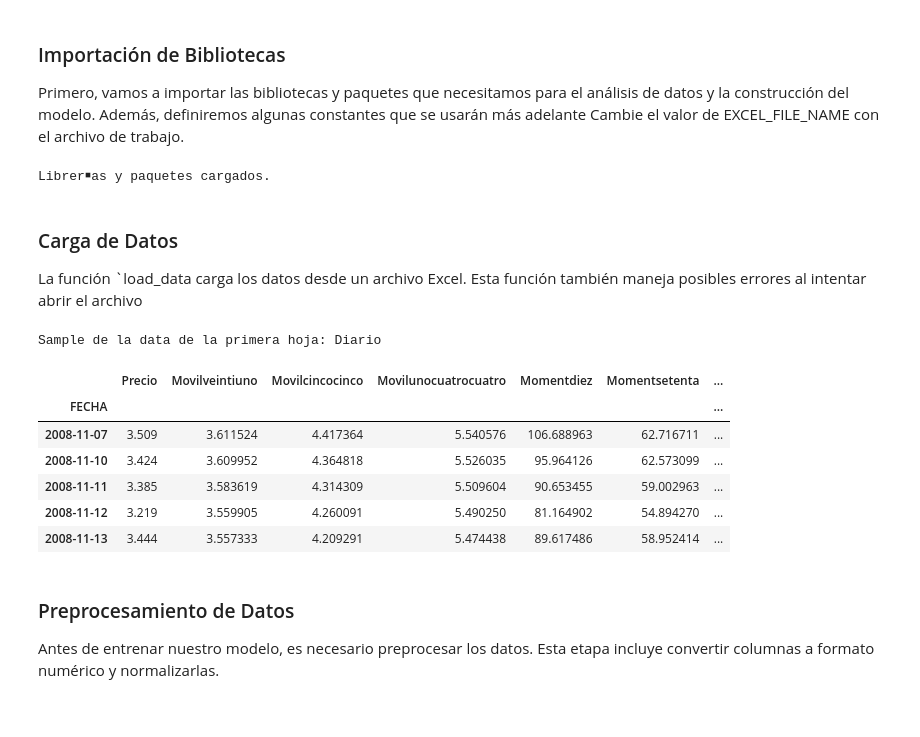
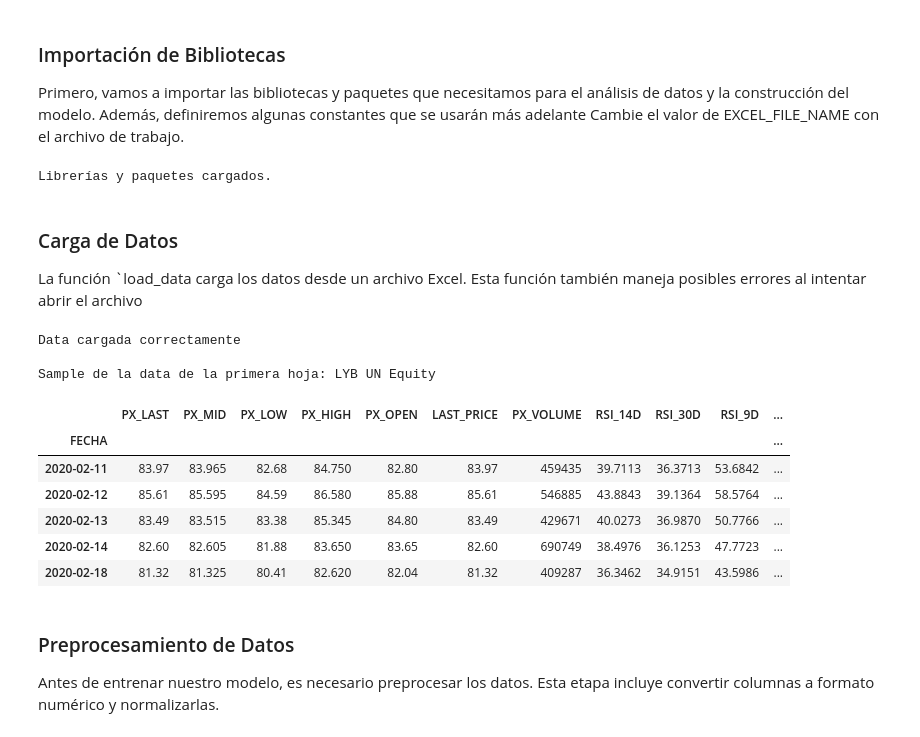
Before and after one commit to totallynotdavid/excel_analysis, a Jupyter notebook: main.ipynb, the cells around one changed output. Drawn from its saved outputs; the diff is of its cells as text; code cells hidden in the pictures.

```diff
--- a/main.ipynb
+++ b/main.ipynb
@@ -16,12 +16,14 @@ from sklearn import metrics
 from sklearn import svm, model_selection
 
 # Constantes
-EXCEL_FILE_NAME = 'Base2.xlsx'
+EXCEL_FILE_NAME = 'Hoja_1.xlsx'
 COLUMN_NAMES = {
-    "price": "Precio",
-    "features": ['Movilveintiuno', 'Movilcincocinco', 'Movilunocuatrocuatro', 'Momentdiez', 'Momentsetenta', 'Momenttrescerocero'],
-    "detail": 'Detalle',
+    "price": "PX_LAST",
+    "features": ['PX_MID', 'PX_LOW', 'PX_HIGH', 'PX_OPEN', 'RSI_14D', 'RSI_30D', 'RSI_9D', 'RSI_3D'],
+    "detail": 'DETALLE',
 }
+INDEX_COLUMN = 'FECHA'
+DEFAULT_DTYPE = 'float64'
 
 class SheetResult:
     def __init__(self, sheet_name, final_value):
@@ -33,7 +35,7 @@ class SheetResult:
 
 print("Librerías y paquetes cargados.")
 # %% [output]
-Librer￭as y paquetes cargados.
+Librerías y paquetes cargados.
 # %% [markdown]
 ### Carga de Datos
 
@@ -41,33 +43,39 @@ La función `load_data  carga los datos desde un archivo Excel. Esta función ta
 # %%
 def load_data(file_name=EXCEL_FILE_NAME):
     try:
-        xls = pd.ExcelFile(file_name, engine='openpyxl')
+        data = pd.read_excel(file_name, sheet_name=None, engine='openpyxl', index_col=INDEX_COLUMN)
+
+        if not data:
+            message = f"🚨 [ERROR]: El archivo '{file_name}' está vacío o no contiene datos validos."
+            return None, message
+
+        return data, "Data cargada correctamente"
+
     except FileNotFoundError:
-        return None, f"🚨 [ERROR]: El archivo '{file_name}' no fue encontrado. Por favor comprueba la ubicación (path) y el nombre del archivo."
+        message = f"🚨 [ERROR]: El archivo '{file_name}' no fue encontrado. Por favor comprueba la ubicación (path) y el nombre del archivo."
+        return None, message
     except Exception as e:
-        return None, f"🚨 [ERROR]: No se puede abrir el archivo '{file_name}'. Error: {str(e)}"
-
-    all_sheets = {}
-    for sheet_name in xls.sheet_names:
-        sheet_data = pd.read_excel(xls, sheet_name, index_col='FECHA')
-        if not sheet_data.empty:
-            all_sheets[sheet_name] = sheet_data
-    return all_sheets, "Data cargada correctamente"
+        message = f"🚨 [ERROR]: No se puede abrir el archivo '{file_name}'. Error: {str(e)}"
+        return None, message
 
 all_data, message = load_data()
 
-first_sheet_name = list(all_data.keys())[0]
-print(f"\nSample de la data de la primera hoja: {first_sheet_name}")
-display(all_data[first_sheet_name].head())
+print(message)
+if all_data:
+    first_sheet_name = list(all_data.keys())[0]
+    print(f"\nSample de la data de la primera hoja: {first_sheet_name}")
+    display(all_data[first_sheet_name].head())
 # %% [output]
-Sample de la data de la primera hoja: Diario
+Data cargada correctamente
+
+Sample de la data de la primera hoja: LYB UN Equity
-|  | Precio | Movilveintiuno | Movilcincocinco | Movilunocuatrocuatro | Momentdiez | Momentsetenta | ... |
-| FECHA |  |  |  |  |  |  | ... |
-| 2008-11-07 | 3.509 | 3.611524 | 4.417364 | 5.540576 | 106.688963 | 62.716711 | ... |
-| 2008-11-10 | 3.424 | 3.609952 | 4.364818 | 5.526035 | 95.964126 | 62.573099 | ... |
-| 2008-11-11 | 3.385 | 3.583619 | 4.314309 | 5.509604 | 90.653455 | 59.002963 | ... |
-| 2008-11-12 | 3.219 | 3.559905 | 4.260091 | 5.490250 | 81.164902 | 54.894270 | ... |
-| 2008-11-13 | 3.444 | 3.557333 | 4.209291 | 5.474438 | 89.617486 | 58.952414 | ... |
+|  | PX_LAST | PX_MID | PX_LOW | PX_HIGH | PX_OPEN | LAST_PRICE | PX_VOLUME | RSI_14D | RSI_30D | RSI_9D | ... |
+| FECHA |  |  |  |  |  |  |  |  |  |  | ... |
+| 2020-02-11 | 83.97 | 83.965 | 82.68 | 84.750 | 82.80 | 83.97 | 459435 | 39.7113 | 36.3713 | 53.6842 | ... |
+| 2020-02-12 | 85.61 | 85.595 | 84.59 | 86.580 | 85.88 | 85.61 | 546885 | 43.8843 | 39.1364 | 58.5764 | ... |
+| 2020-02-13 | 83.49 | 83.515 | 83.38 | 85.345 | 84.80 | 83.49 | 429671 | 40.0273 | 36.9870 | 50.7766 | ... |
+| 2020-02-14 | 82.60 | 82.605 | 81.88 | 83.650 | 83.65 | 82.60 | 690749 | 38.4976 | 36.1253 | 47.7723 | ... |
+| 2020-02-18 | 81.32 | 81.325 | 80.41 | 82.620 | 82.04 | 81.32 | 409287 | 36.3462 | 34.9151 | 43.5986 | ... |
 # %% [markdown]
 ### Preprocesamiento de Datos
 
```
Also changed, not shown: parts of 7 cells of this notebook.
